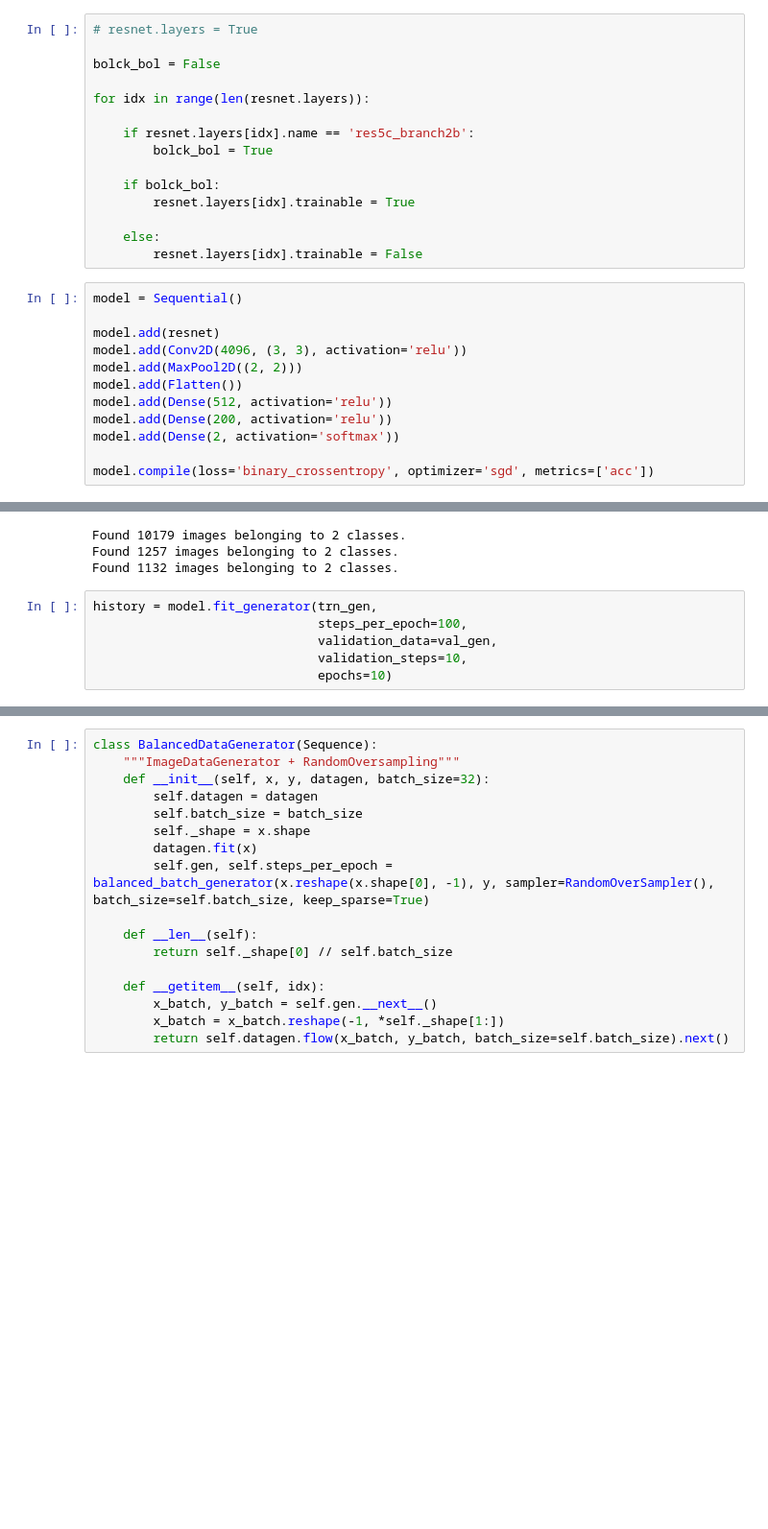
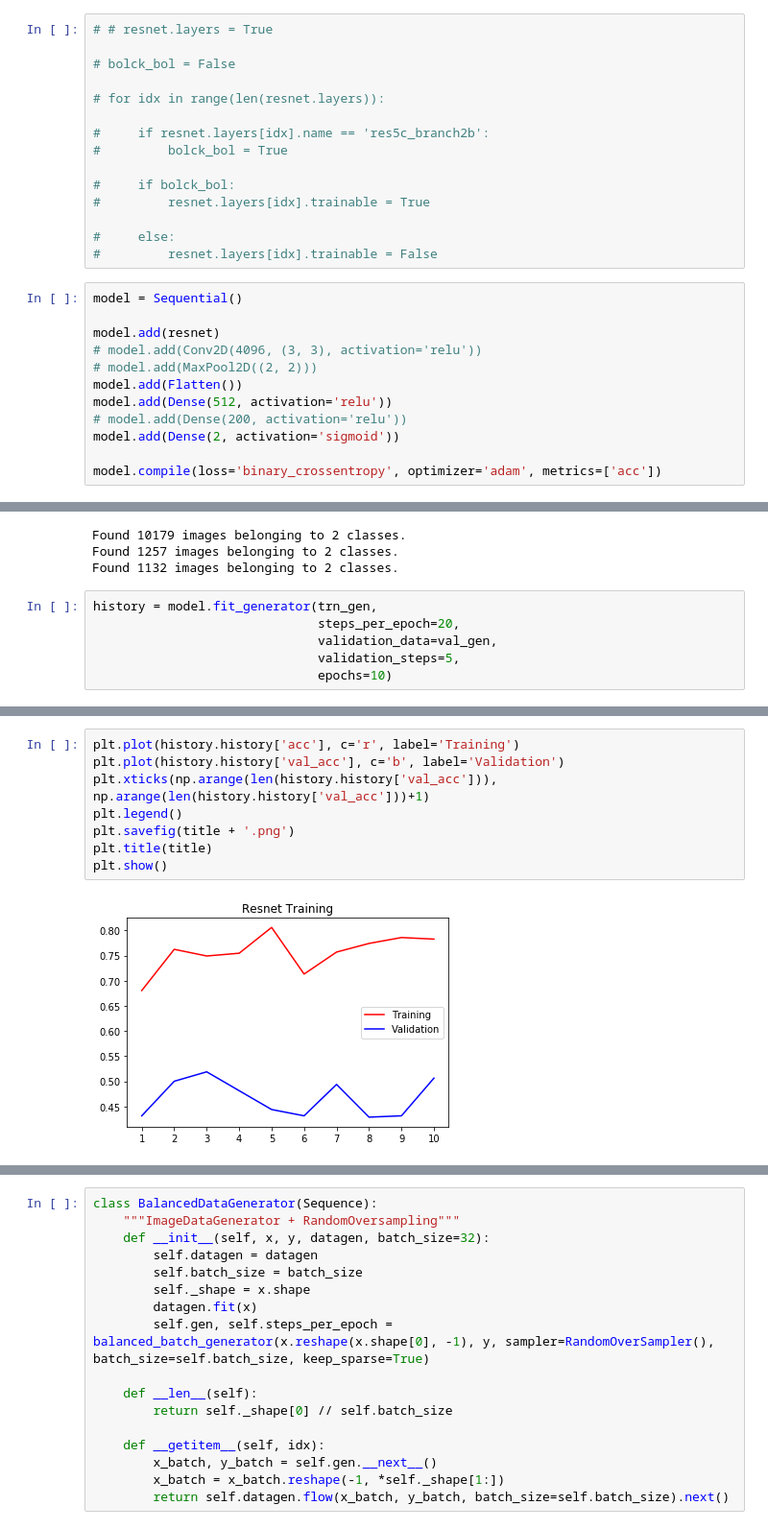
Before and after one commit to carlosezmz/Steel-Defects-Classification, a Jupyter notebook: Experimental.ipynb, the cells around one changed output, grey strips where cells are left out. Shown at 96% size. Cells and saved outputs as stored; diff of their text form; blank space fills up the shorter version.

Commit message:
initial conv training
we need a small model.

```diff
--- a/Experimental.ipynb
+++ b/Experimental.ipynb
@@ -247,32 +247,32 @@ Trainable params: 23,534,592
 Non-trainable params: 53,120
 __________________________________________________________________________________________________
 # %%
-# resnet.layers = True
+# # resnet.layers = True
 
-bolck_bol = False
+# bolck_bol = False
 
-for idx in range(len(resnet.layers)):
+# for idx in range(len(resnet.layers)):
 
-    if resnet.layers[idx].name == 'res5c_branch2b':
-        bolck_bol = True
+#     if resnet.layers[idx].name == 'res5c_branch2b':
+#         bolck_bol = True
 
-    if bolck_bol:
-        resnet.layers[idx].trainable = True
+#     if bolck_bol:
+#         resnet.layers[idx].trainable = True
 
-    else:
-        resnet.layers[idx].trainable = False
+#     else:
+#         resnet.layers[idx].trainable = False
 # %%
 model = Sequential()
 
 model.add(resnet)
-model.add(Conv2D(4096, (3, 3), activation='relu'))
-model.add(MaxPool2D((2, 2)))
+# model.add(Conv2D(4096, (3, 3), activation='relu'))
+# model.add(MaxPool2D((2, 2)))
 model.add(Flatten())
 model.add(Dense(512, activation='relu'))
-model.add(Dense(200, activation='relu'))
-model.add(Dense(2, activation='softmax'))
+# model.add(Dense(200, activation='relu'))
+model.add(Dense(2, activation='sigmoid'))
 
-model.compile(loss='binary_crossentropy', optimizer='sgd', metrics=['acc'])
+model.compile(loss='binary_crossentropy', optimizer='adam', metrics=['acc'])
 # %%
 model.summary()
 # %% [output]
@@ -309,9 +311,9 @@ Found 1257 images belonging to 2 classes.
 Found 1132 images belonging to 2 classes.
 # %%
 history = model.fit_generator(trn_gen,
-                              steps_per_epoch=100,
+                              steps_per_epoch=20,
                               validation_data=val_gen,
-                              validation_steps=10,
+                              validation_steps=5,
                               epochs=10)
 # %% [output]
 Epoch 1/10
@@ -323,0 +364,10 @@ Epoch 4/10
+# %%
+plt.plot(history.history['acc'], c='r', label='Training')
+plt.plot(history.history['val_acc'], c='b', label='Validation')
+plt.xticks(np.arange(len(history.history['val_acc'])), np.arange(len(history.history['val_acc']))+1)
+plt.legend()
+plt.savefig(title + '.png')
+plt.title(title)
+plt.show()
+# %% [output]
+[figure, added]
```
Also changed, not shown: parts of 24 cells of this notebook, 5 other files.
